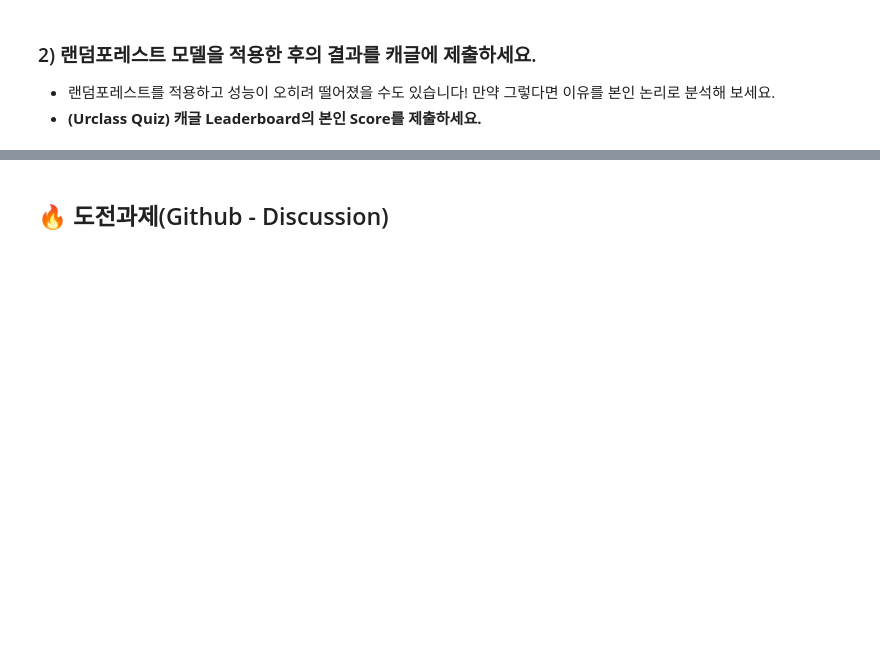
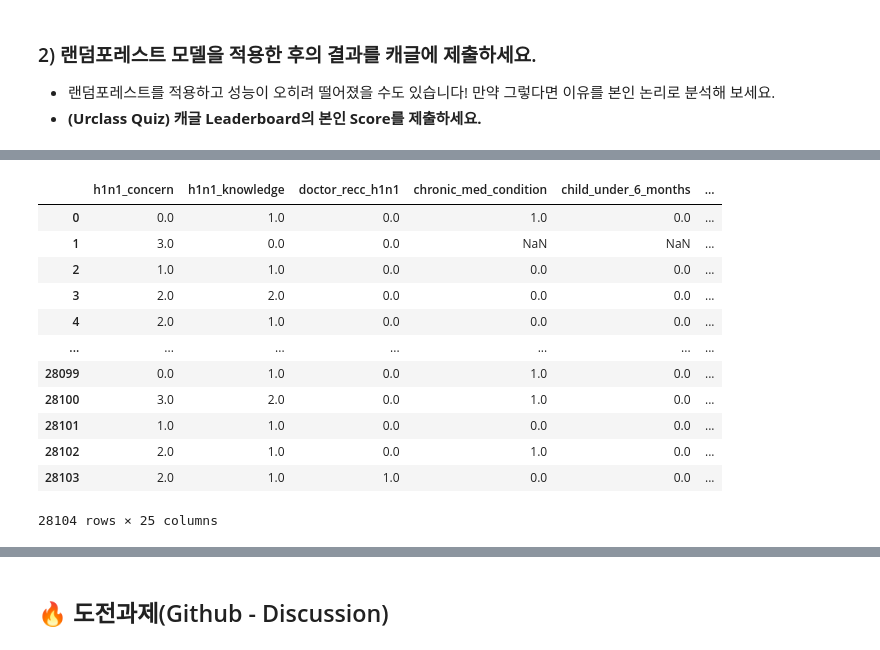
Before and after one commit to KindOrca/BootCamp, a Jupyter notebook: n222-random-forests/n222a-random-forests.ipynb, the cells around one changed output, grey strips where cells are left out. Saved outputs shown, nothing was run; the diff lists cells and outputs as text; code cells hidden in the pictures; blank space fills up the shorter version.

```diff
--- a/n222-random-forests/n222a-random-forests.ipynb
+++ b/n222-random-forests/n222a-random-forests.ipynb
@@ -21,0 +31,12 @@
+# %%
+submission = pd.read_csv('submission.csv')
+test = pd.read_csv('test.csv')
+train = pd.read_csv('train.csv')
+train_labels = pd.read_csv('train_labels.csv')
+# %%
+from sklearn.model_selection import train_test_split
+
+target = 'vacc_h1n1_f'
+train = pd.merge(train, train_labels[target], left_index=True, right_index=True)
+
+train, val = train_test_split(train, train_size=0.80, test_size=0.20, stratify=train[target], random_state=2)
@@ -27,0 +105,16 @@
+# %%
+X_test
+# %% [output]
+|  | h1n1_concern | h1n1_knowledge | doctor_recc_h1n1 | chronic_med_condition | child_under_6_months | ... |
+| 0 | 0.0 | 1.0 | 0.0 | 1.0 | 0.0 | ... |
+| 1 | 3.0 | 0.0 | 0.0 | NaN | NaN | ... |
+| 2 | 1.0 | 1.0 | 0.0 | 0.0 | 0.0 | ... |
+| 3 | 2.0 | 2.0 | 0.0 | 0.0 | 0.0 | ... |
+| 4 | 2.0 | 1.0 | 0.0 | 0.0 | 0.0 | ... |
+| ... | ... | ... | ... | ... | ... | ... |
+| 28099 | 0.0 | 1.0 | 0.0 | 1.0 | 0.0 | ... |
+| 28100 | 3.0 | 2.0 | 0.0 | 1.0 | 0.0 | ... |
+| 28101 | 1.0 | 1.0 | 0.0 | 0.0 | 0.0 | ... |
+| 28102 | 2.0 | 1.0 | 0.0 | 1.0 | 0.0 | ... |
+| 28103 | 2.0 | 1.0 | 1.0 | 0.0 | 0.0 | ... |
+28104 rows × 25 columns
```
Also changed, not shown: parts of 8 cells of this notebook.
